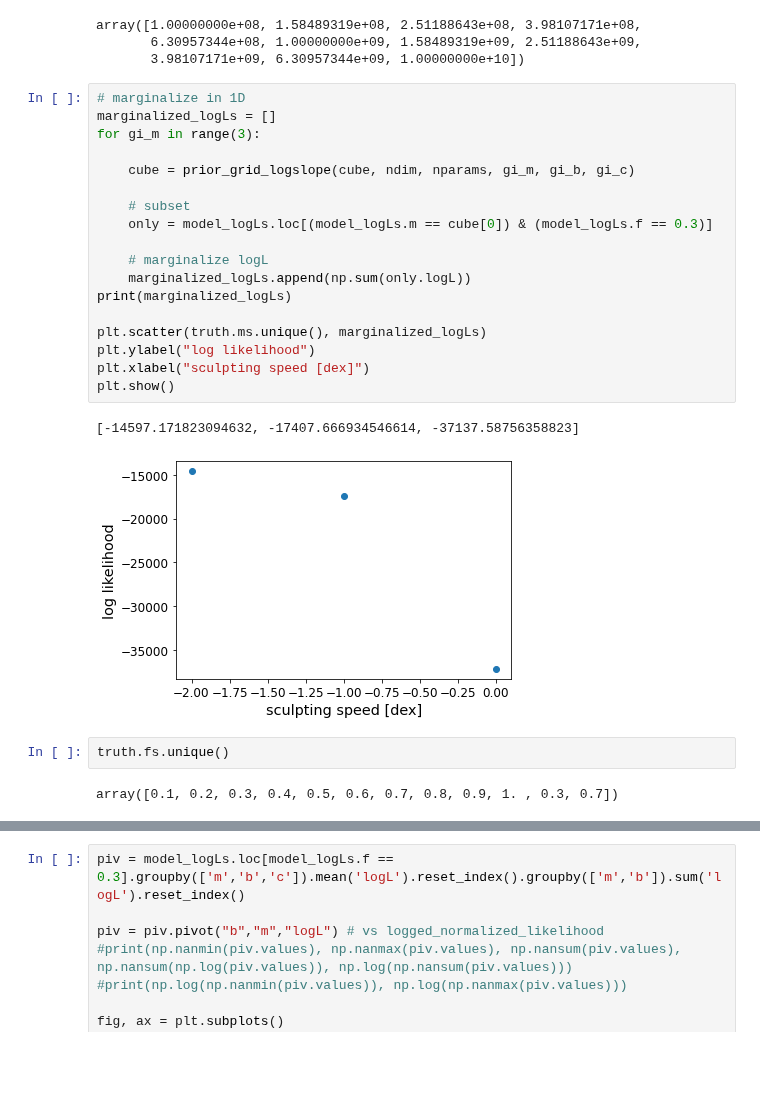
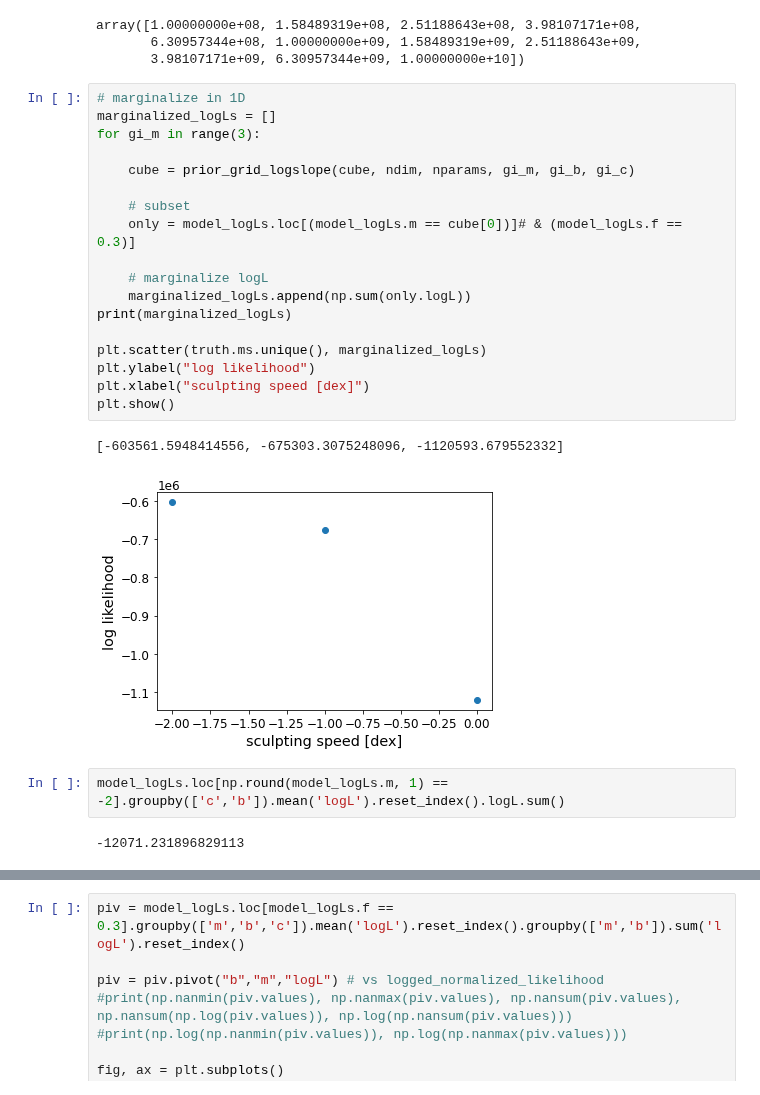
Before and after one commit to exoclam/mastrangelo, a Jupyter notebook: notebooks/analyze.ipynb, the cells around one changed output, grey strips where cells are left out. Cells and saved outputs as stored; diff of their text form; blank space fills up the shorter version.

```diff
--- a/notebooks/analyze.ipynb
+++ b/notebooks/analyze.ipynb
@@ -327,27 +327,27 @@ array([1.00000000e+08, 1.58489319e+08, 2.51188643e+08, 3.98107171e+08,
 # %%
 # marginalize in 1D
 marginalized_logLs = []
 for gi_m in range(3):
 
     cube = prior_grid_logslope(cube, ndim, nparams, gi_m, gi_b, gi_c)
 
     # subset
-    only = model_logLs.loc[(model_logLs.m == cube[0]) & (model_logLs.f == 0.3)]
+    only = model_logLs.loc[(model_logLs.m == cube[0])]# & (model_logLs.f == 0.3)]
 
     # marginalize logL
     marginalized_logLs.append(np.sum(only.logL))
 print(marginalized_logLs)
 
 plt.scatter(truth.ms.unique(), marginalized_logLs)
 plt.ylabel("log likelihood")
 plt.xlabel("sculpting speed [dex]")
 plt.show()
 # %% [output]
-[-14597.171823094632, -17407.666934546614, -37137.58756358823]
+[-603561.5948414556, -675303.3075248096, -1120593.679552332]
-[figure, old version]
+[figure, new version]
-# %%
-truth.fs.unique()
-# %% [output]
-array([0.1, 0.2, 0.3, 0.4, 0.5, 0.6, 0.7, 0.8, 0.9, 1. , 0.3, 0.7])
+# %%
+model_logLs.loc[np.round(model_logLs.m, 1) == -2].groupby(['c','b']).mean('logL').reset_index().logL.sum()
+# %% [output]
+-12071.231896829113
 # %%
 marginalized_logLs = []
```
Also changed, not shown: parts of 2 cells of this notebook, 2 other files.
